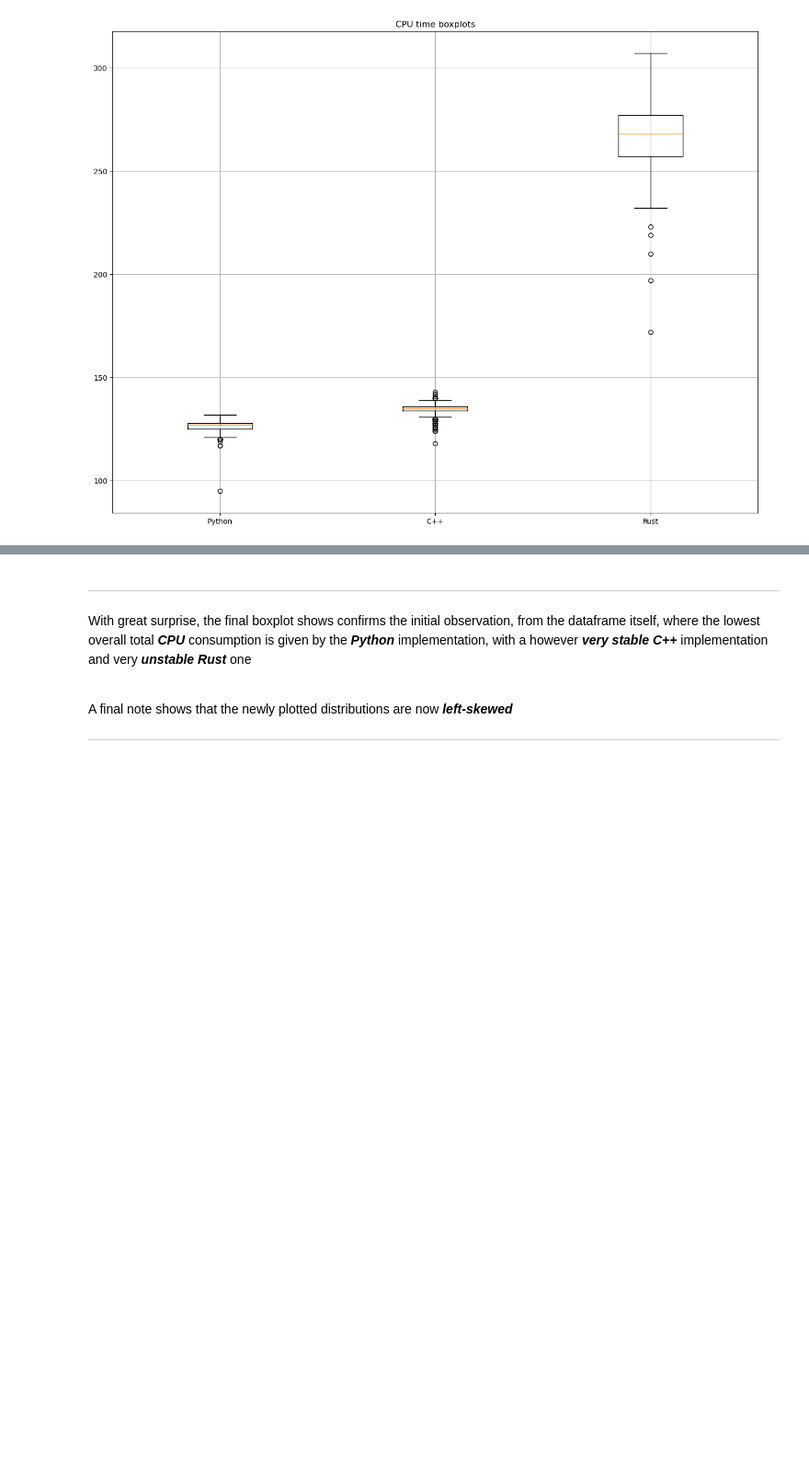
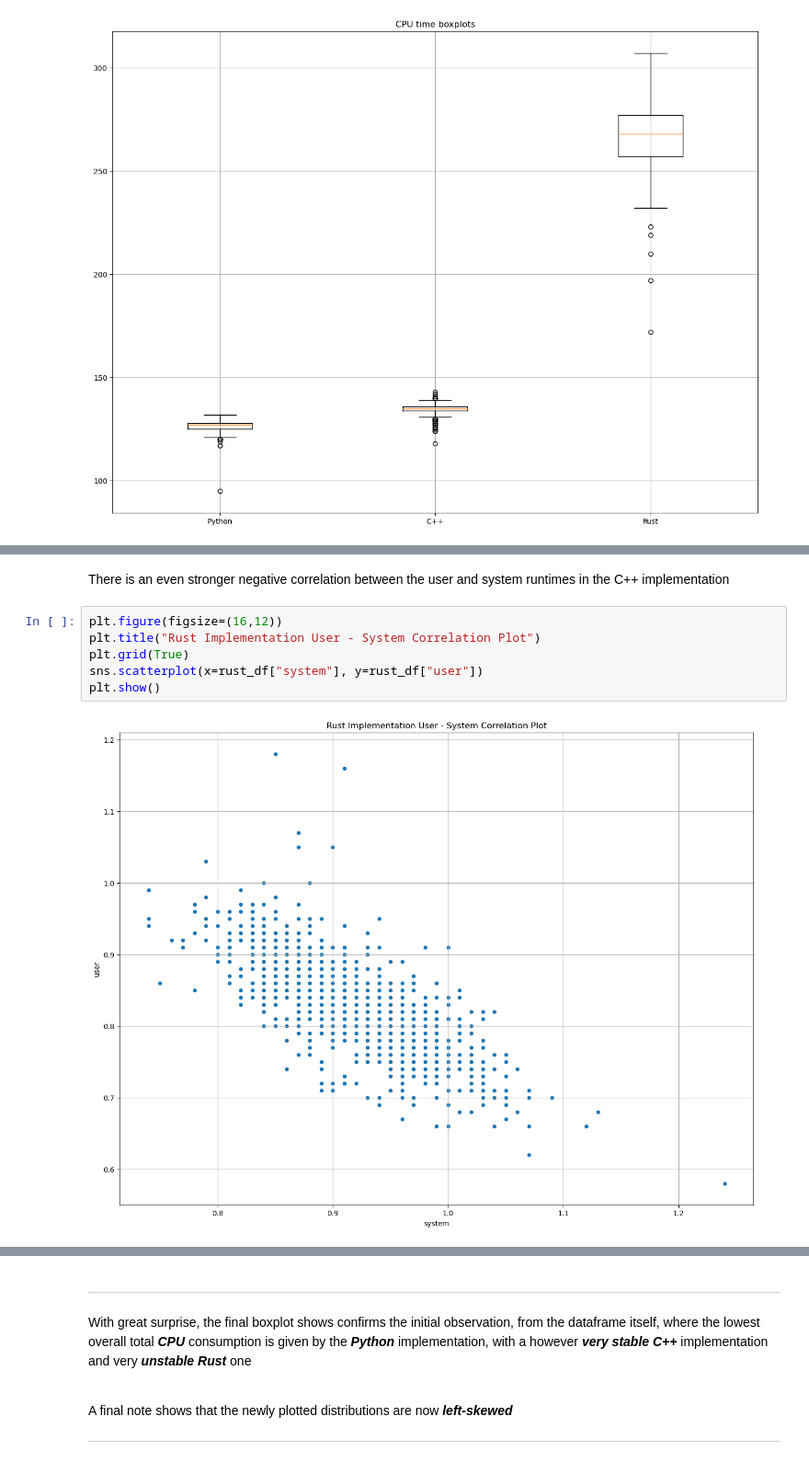
Before and after one commit to AndrewDarnall/SRM-Benchmark, a Jupyter notebook: BSDS500-Benchmark/BSDS500-Benchmark-Notebook.ipynb, the cells around one changed output, grey strips where cells are left out. Shown at 92% size. Drawn from its saved outputs; the diff is of its cells as text; blank space fills up the shorter version.

```diff
--- a/BSDS500-Benchmark/BSDS500-Benchmark-Notebook.ipynb
+++ b/BSDS500-Benchmark/BSDS500-Benchmark-Notebook.ipynb
@@ -515,0 +557,10 @@ get_boxplot("CPU", "CPU")
+# %% [markdown]
+There is an even stronger negative correlation between the user and system runtimes in the C++ implementation
+# %%
+plt.figure(figsize=(16,12))
+plt.title("Rust Implementation User - System Correlation Plot")
+plt.grid(True)
+sns.scatterplot(x=rust_df["system"], y=rust_df["user"])
+plt.show()
+# %% [output]
+[figure, added]
```
Also changed, not shown: parts of 22 cells of this notebook.
